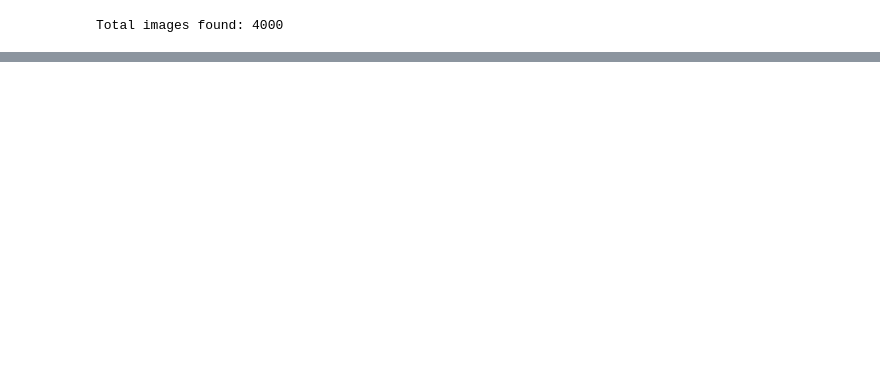
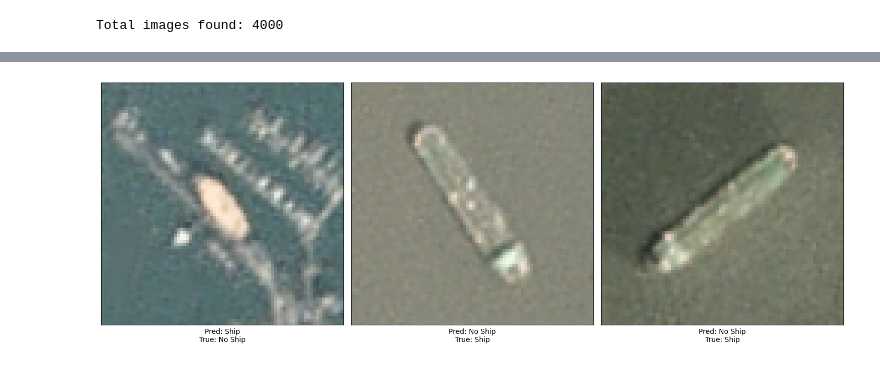
Before and after one commit to petdalh/sattelite-ship-image-classification, a Jupyter notebook: main.ipynb, the cells around one changed output, grey strips where cells are left out. Drawn from its saved outputs; the diff is of its cells as text; code cells hidden in the pictures; blank space fills up the shorter version.

```diff
--- a/main.ipynb
+++ b/main.ipynb
@@ -104,0 +138,37 @@ Test accuracy: 0.9662500023841858
+# %%
+def plot_incorrect_predictions(images, true_labels, predictions, class_names=['No Ship', 'Ship'], max_images=10):
+    """
+    Plot a selection of images that were incorrectly predicted, along with their predicted and actual labels.
+
+    Parameters:
+    - images: The images to plot.
+    - true_labels: The true labels of the images.
+    - predictions: The predicted labels of the images.
+    - class_names: A list of class names corresponding to labels.
+    - max_images: Maximum number of incorrect predictions to display.
+    """
+    incorrects = np.nonzero(predictions != true_labels)[0]
+    if len(incorrects) > max_images:
+        incorrects = incorrects[:max_images]  # Limit the number of images to display
+    plt.figure(figsize=(15, 3 * len(incorrects)))
+    for i, incorrect in enumerate(incorrects, 1):
+        plt.subplot(1, len(incorrects), i)
+        plt.xticks([])
+        plt.yticks([])
+        plt.grid(False)
+        plt.imshow(images[incorrect], cmap=plt.cm.binary)
+        plt.xlabel(f"Pred: {class_names[predictions[incorrect]]}\nTrue: {class_names[true_labels[incorrect]]}")
+    plt.tight_layout()
+    plt.show()
+
+# Assuming `X_test`, `Y_test` are your test images and true labels
+# And assuming `model` is your trained model
+
+# Generate predictions for the SAME subset of images you're analyzing
+subset_predictions = model.predict(X_test[:100])
+# Convert predictions to binary labels
+subset_predicted_labels = [1 if pred > 0.5 else 0 for pred in subset_predictions]
+
+# Now call the function with the correctly sized subsets
+plot_incorrect_predictions(X_test[:100], Y_test[:100], subset_predicted_labels)
+# %% [output]
@@ -104,0 +176 @@ Test accuracy: 0.9662500023841858
+[figure, added]
```
Also changed, not shown: parts of 5 cells of this notebook.
